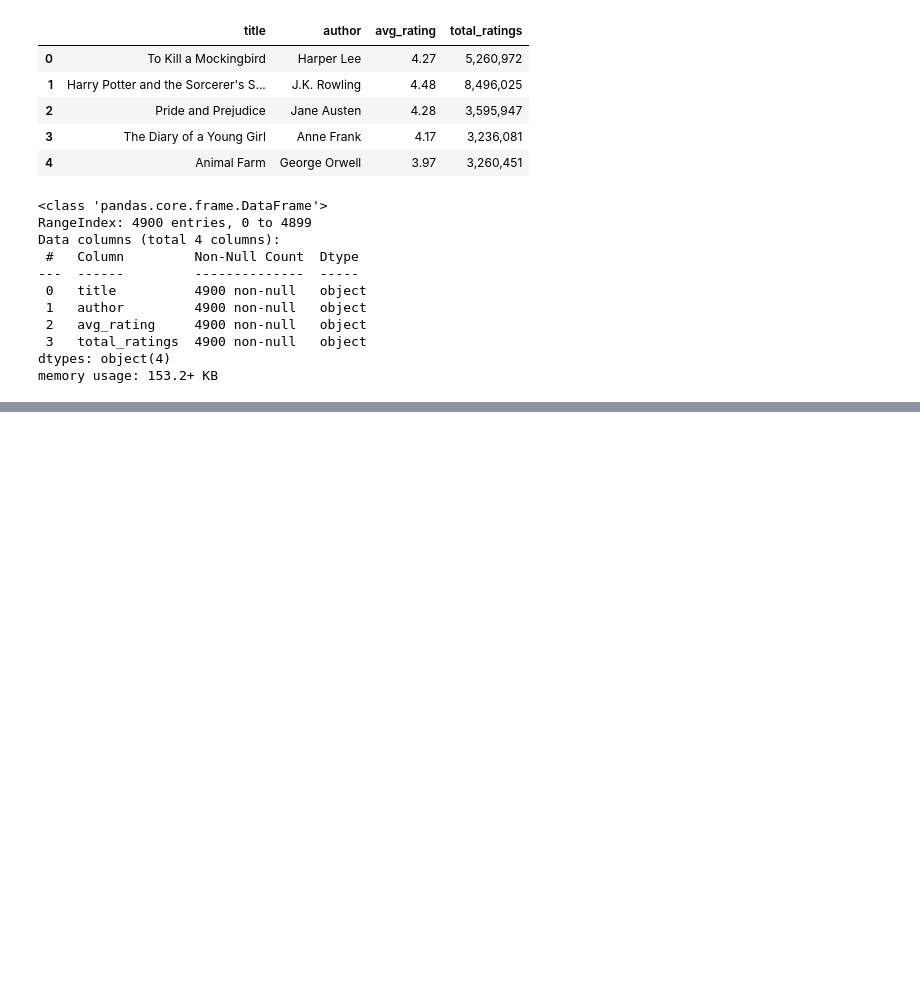
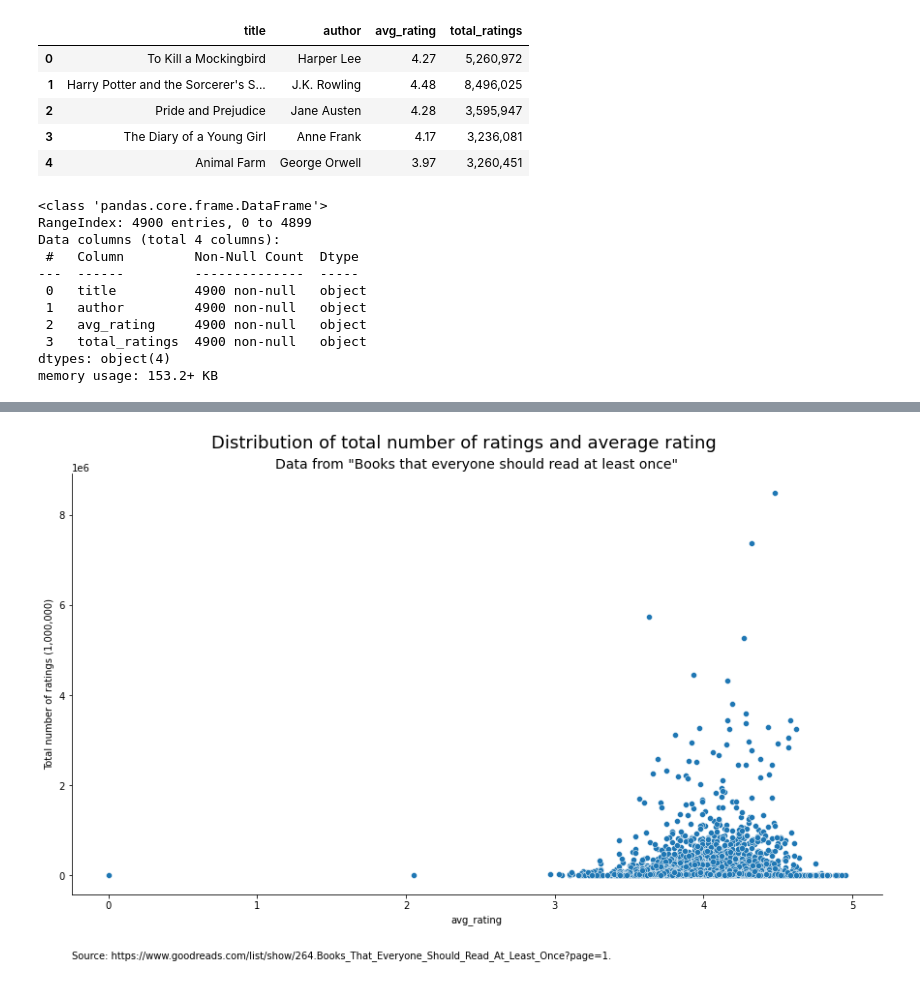
Before and after one commit to Lostinworlds/ClusteringReadingList, a Jupyter notebook: clusters-in-goodreads-reading-list.ipynb, the cells around one changed output, grey strips where cells are left out. Drawn from its saved outputs; the diff is of its cells as text; code cells hidden in the pictures; blank space fills up the shorter version.

Commit message:
Kaggle Notebook | Clusters in Goodreads reading list | Version 8

```diff
--- a/clusters-in-goodreads-reading-list.ipynb
+++ b/clusters-in-goodreads-reading-list.ipynb
@@ -364,0 +189,15 @@ sns.despine(top = True, right = True, left = False, bottom = False)
+# %%
+# plot relationship between total number and average ratings
+plt.figure(figsize =(15,8))
+sns.scatterplot(x ="avg_rating", y = "total_ratings", data = df)
+
+# format graph
+plt.suptitle("Distribution of total number of ratings and average rating", fontsize = 18, y =.95)
+plt.title("Data from \"Books that everyone should read at least once\"", fontsize = 14)
+
+plt.annotate('Source: https://www.goodreads.com/list/show/264.Books_That_Everyone_Should_Read_At_Least_Once?page=1. ', (0,-.15), xycoords ='axes fraction' )
+plt.ylabel("Total number of ratings (1,000,000)")
+
+sns.despine(top = True, right = True, left = False, bottom = False)
+# %% [output]
+[figure, added]
```
Also changed, not shown: parts of 75 cells of this notebook.
